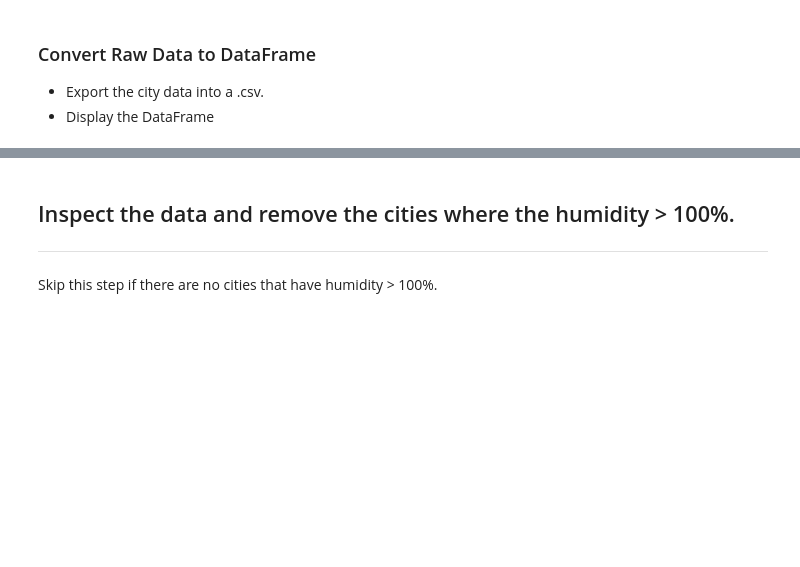
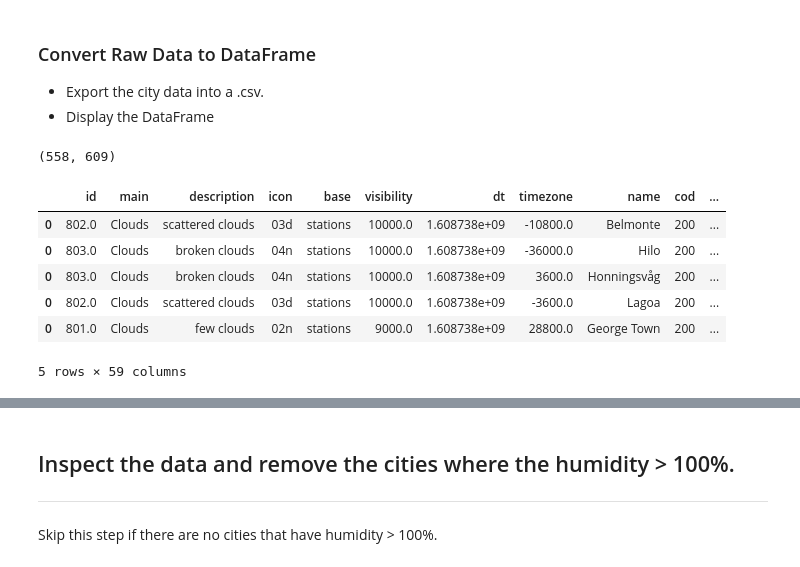
Before and after one commit to reccleston/python-api-challenge, a Jupyter notebook: WeatherPy/WeatherPy.ipynb, the cells around one changed output, grey strips where cells are left out. Drawn from its saved outputs; the diff is of its cells as text; code cells hidden in the pictures; blank space fills up the shorter version.

Commit message:
got raw data into dataframe (minus secondary id col). presumably extraneous

```diff
--- a/WeatherPy/WeatherPy.ipynb
+++ b/WeatherPy/WeatherPy.ipynb
@@ -59,7 +59,7 @@ for city in cities:
     print(f'Hitting OpenWeather API for {city.title()}')
     url = 'https://api.openweathermap.org/data/2.5/weather'
     params = {
-        'q': city_name,
+        'q': city,
         'appid': weather_api_key
     }
 
@@ -86,3 +86,51 @@ Hitting OpenWeather API for Nisia Floresta
 ### Convert Raw Data to DataFrame
 * Export the city data into a .csv.
 * Display the DataFrame
+# %%
+cleaned_responses = []
+for response in responses:
+    if response.status_code == 200:
+        cleaned_responses.append(response)
+
+len(cleaned_responses), len(responses)
+# %% [output]
+(558, 609)
+# %%
+df_rows = []
+for response in responses:
+    data = response.json()
+    try:
+        weather_col = data['weather']
+        df = pd.json_normalize(weather_col)
+        df1 = pd.json_normalize(data).drop('weather',axis=1)
+        df = pd.concat([df, df1], axis=1)
+        df = df.loc[:,~df.columns.duplicated()] # removes second id col
+        df_rows.append(df)
+    except KeyError:
+        df = pd.json_normalize(data)
+        df = df.loc[:,~df.columns.duplicated()]
+        df_rows.append(df)
+
+num_cols = []
+for z in df_rows:
+    num_cols.append(len(z.columns))
+
+max_cols = max(num_cols)
+
+for col in range(len(num_cols)):
+    og_col_num = len(df_rows[col].columns)
+    if og_col_num != max_cols:
+        col_diff = max_cols - og_col_num
+        for new_col in range(col_diff):
+            df_rows[col][f'filler_{new_col}'] = np.nan
+
+raw_df = pd.concat(df_rows)
+raw_df.head()
+# %% [output]
+|  | id | main | description | icon | base | visibility | dt | timezone | name | cod | ... |
+| 0 | 802.0 | Clouds | scattered clouds | 03d | stations | 10000.0 | 1.608738e+09 | -10800.0 | Belmonte | 200 | ... |
+| 0 | 803.0 | Clouds | broken clouds | 04n | stations | 10000.0 | 1.608738e+09 | -36000.0 | Hilo | 200 | ... |
+| 0 | 803.0 | Clouds | broken clouds | 04n | stations | 10000.0 | 1.608738e+09 | 3600.0 | Honningsvåg | 200 | ... |
+| 0 | 802.0 | Clouds | scattered clouds | 03d | stations | 10000.0 | 1.608738e+09 | -3600.0 | Lagoa | 200 | ... |
+| 0 | 801.0 | Clouds | few clouds | 02n | stations | 9000.0 | 1.608738e+09 | 28800.0 | George Town | 200 | ... |
+5 rows × 59 columns
```
Also changed, not shown: parts of 4 cells of this notebook.
